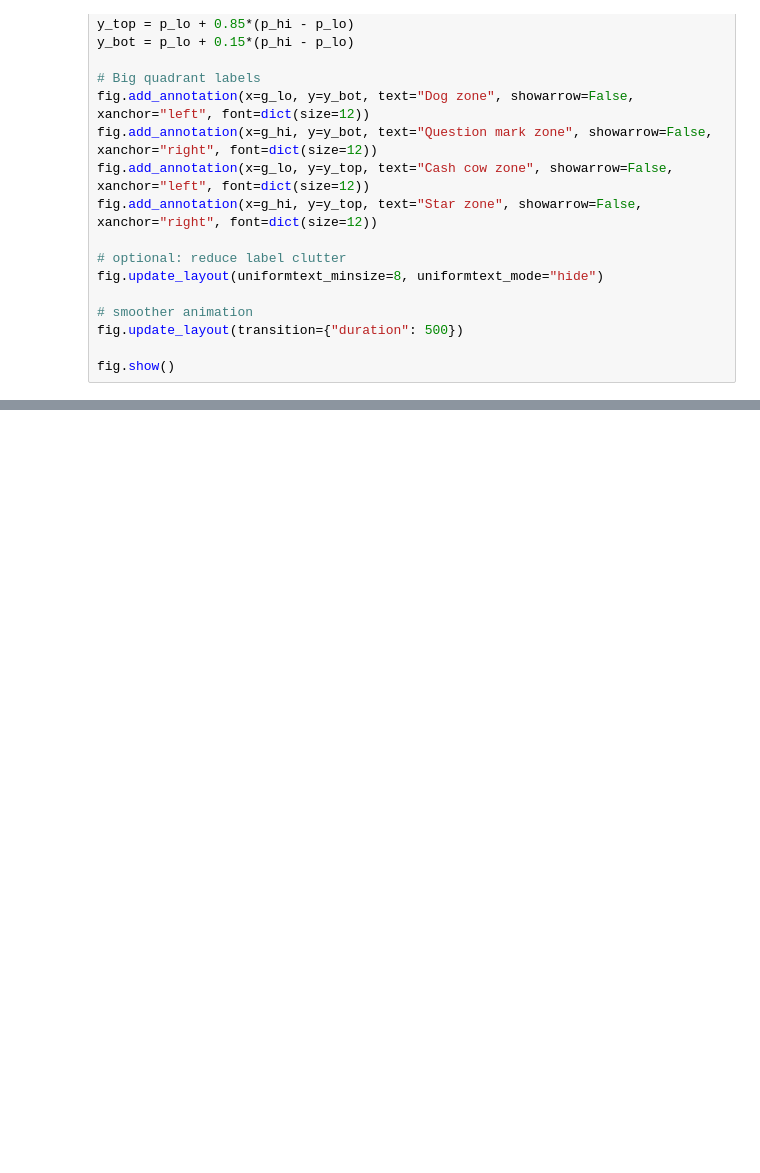
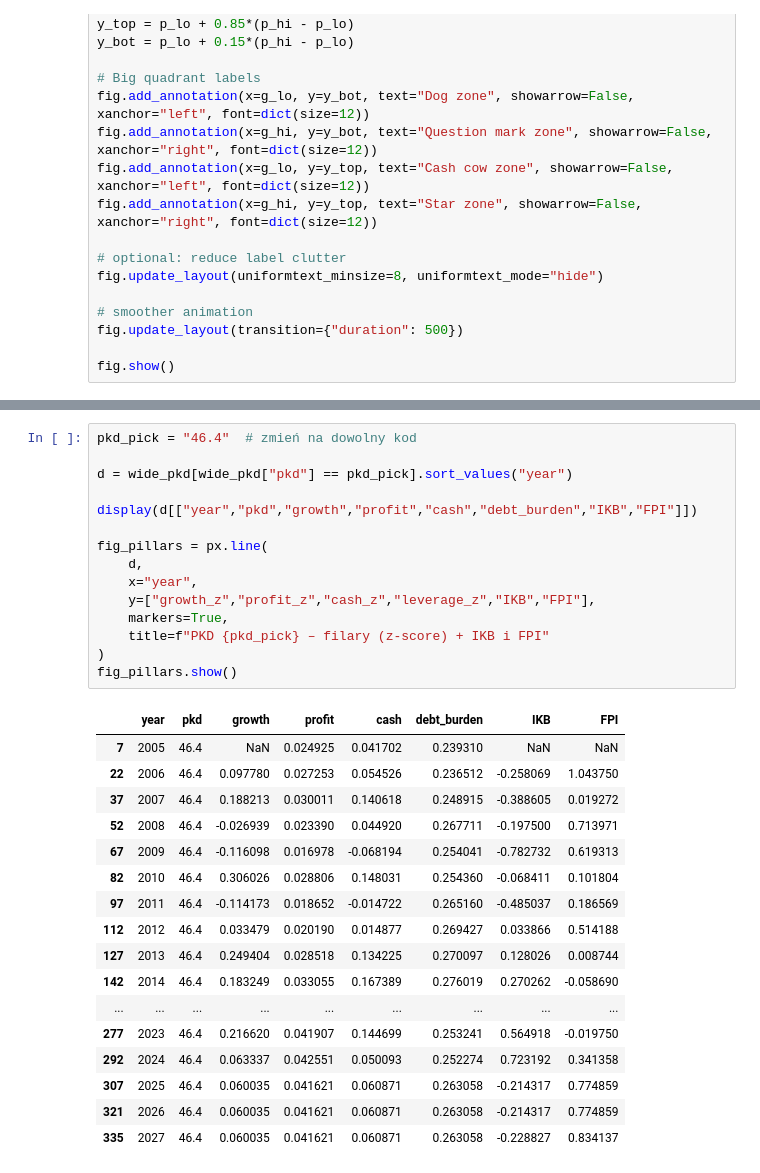
Before and after one commit to Radzi000/Hacknation2025, a Jupyter notebook: Clustering_Index_i_iny_finalny_szajsik.ipynb, the cells around one changed output, grey strips where cells are left out. Drawn from its saved outputs; the diff is of its cells as text; blank space fills up the shorter version.

```diff
--- a/Clustering_Index_i_iny_finalny_szajsik.ipynb
+++ b/Clustering_Index_i_iny_finalny_szajsik.ipynb
@@ -560,0 +680,33 @@ fig.show()
+# %%
+pkd_pick = "46.4"  # zmień na dowolny kod
+
+d = wide_pkd[wide_pkd["pkd"] == pkd_pick].sort_values("year")
+
+display(d[["year","pkd","growth","profit","cash","debt_burden","IKB","FPI"]])
+
+fig_pillars = px.line(
+    d,
+    x="year",
+    y=["growth_z","profit_z","cash_z","leverage_z","IKB","FPI"],
+    markers=True,
+    title=f"PKD {pkd_pick} – filary (z-score) + IKB i FPI"
+)
+fig_pillars.show()
+# %% [output]
+|  | year | pkd | growth | profit | cash | debt_burden | IKB | FPI |
+| 7 | 2005 | 46.4 | NaN | 0.024925 | 0.041702 | 0.239310 | NaN | NaN |
+| 22 | 2006 | 46.4 | 0.097780 | 0.027253 | 0.054526 | 0.236512 | -0.258069 | 1.043750 |
+| 37 | 2007 | 46.4 | 0.188213 | 0.030011 | 0.140618 | 0.248915 | -0.388605 | 0.019272 |
+| 52 | 2008 | 46.4 | -0.026939 | 0.023390 | 0.044920 | 0.267711 | -0.197500 | 0.713971 |
+| 67 | 2009 | 46.4 | -0.116098 | 0.016978 | -0.068194 | 0.254041 | -0.782732 | 0.619313 |
+| 82 | 2010 | 46.4 | 0.306026 | 0.028806 | 0.148031 | 0.254360 | -0.068411 | 0.101804 |
+| 97 | 2011 | 46.4 | -0.114173 | 0.018652 | -0.014722 | 0.265160 | -0.485037 | 0.186569 |
+| 112 | 2012 | 46.4 | 0.033479 | 0.020190 | 0.014877 | 0.269427 | 0.033866 | 0.514188 |
+| 127 | 2013 | 46.4 | 0.249404 | 0.028518 | 0.134225 | 0.270097 | 0.128026 | 0.008744 |
+| 142 | 2014 | 46.4 | 0.183249 | 0.033055 | 0.167389 | 0.276019 | 0.270262 | -0.058690 |
+| ... | ... | ... | ... | ... | ... | ... | ... | ... |
+| 277 | 2023 | 46.4 | 0.216620 | 0.041907 | 0.144699 | 0.253241 | 0.564918 | -0.019750 |
+| 292 | 2024 | 46.4 | 0.063337 | 0.042551 | 0.050093 | 0.252274 | 0.723192 | 0.341358 |
+| 307 | 2025 | 46.4 | 0.060035 | 0.041621 | 0.060871 | 0.263058 | -0.214317 | 0.774859 |
+| 321 | 2026 | 46.4 | 0.060035 | 0.041621 | 0.060871 | 0.263058 | -0.214317 | 0.774859 |
+| 335 | 2027 | 46.4 | 0.060035 | 0.041621 | 0.060871 | 0.263058 | -0.228827 | 0.834137 |
```
Also changed, not shown: parts of 3 cells of this notebook.
